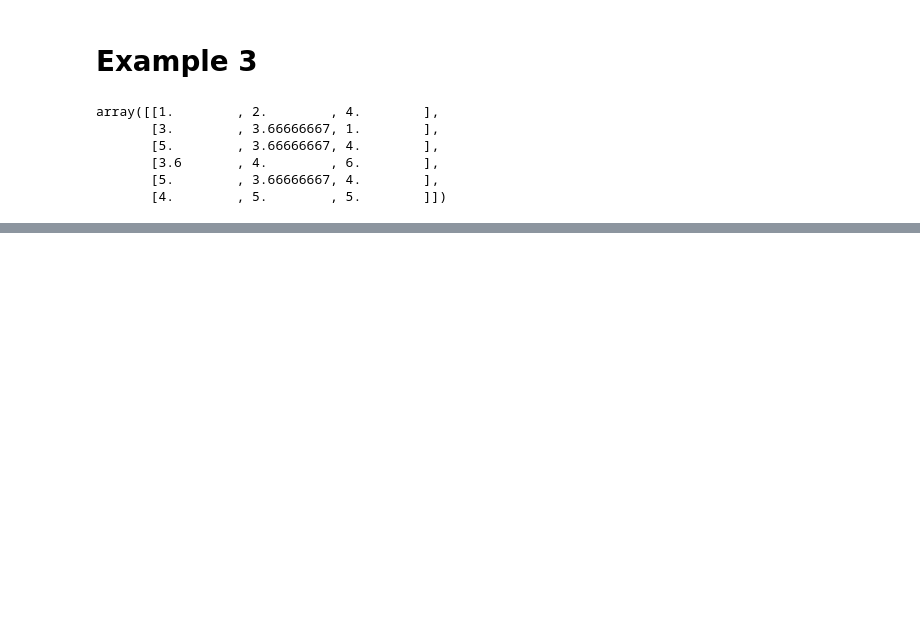
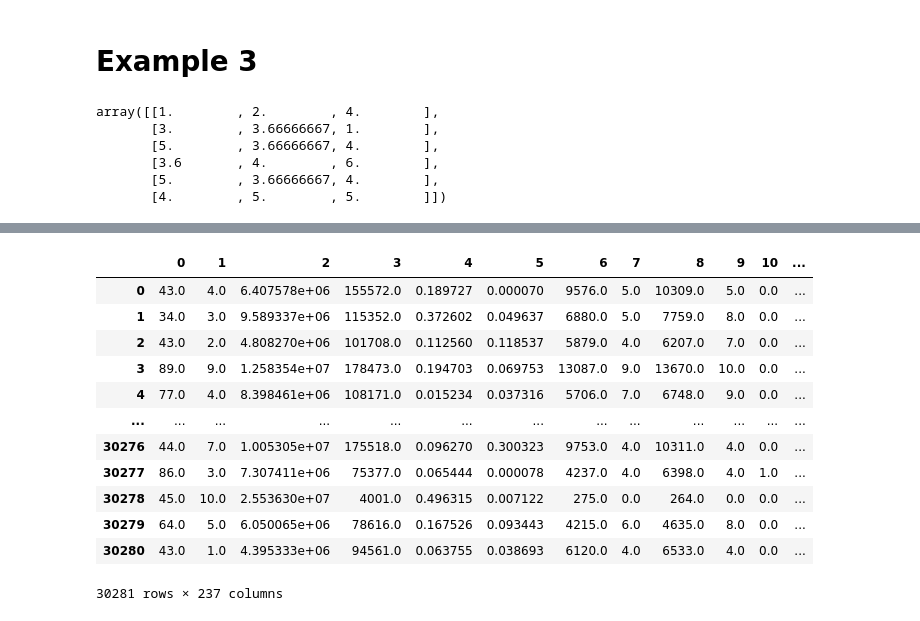
Before and after one commit to Megdadi/Cleaning_data, a Jupyter notebook: Cleaning data.ipynb, the cells around one changed output, grey strips where cells are left out. Saved outputs shown, nothing was run; the diff lists cells and outputs as text; code cells hidden in the pictures; blank space fills up the shorter version.

```diff
--- a/Cleaning data.ipynb
+++ b/Cleaning data.ipynb
@@ -253,0 +421,4 @@ array([[1.        , 2.        , 4.        ],
+# %%
+# This will keep only columns which have nan's less than 1000 in the dataframe, and will remove all having nan's > 1000.
+df=df[df.columns[df.isnull().sum() < 1000]]
+print(df.shape)
@@ -253,0 +442,3 @@ array([[1.        , 2.        , 4.        ],
+# %%
+df=df.drop(['id'], axis=1)
+df
@@ -253,0 +459,5 @@ array([[1.        , 2.        , 4.        ],
+# %%
+# select numeric columns
+data_numeric = df.select_dtypes(include=[np.number])
+col=data_numeric.columns
+col
@@ -253,0 +491,5 @@ array([[1.        , 2.        , 4.        ],
+# %%
+from sklearn.impute import SimpleImputer
+imp = SimpleImputer(missing_values=nan, strategy='mean')
+imp = imp.fit(data_numeric)
+data_numeric_witout_nan = imp.transform(data_numeric)
@@ -253,0 +512,17 @@ array([[1.        , 2.        , 4.        ],
+# %%
+data_numeric_witout_nan=pd.DataFrame(data_numeric_witout_nan)
+data_numeric_witout_nan
+# %% [output]
+|  | 0 | 1 | 2 | 3 | 4 | 5 | 6 | 7 | 8 | 9 | 10 | ... |
+| 0 | 43.0 | 4.0 | 6.407578e+06 | 155572.0 | 0.189727 | 0.000070 | 9576.0 | 5.0 | 10309.0 | 5.0 | 0.0 | ... |
+| 1 | 34.0 | 3.0 | 9.589337e+06 | 115352.0 | 0.372602 | 0.049637 | 6880.0 | 5.0 | 7759.0 | 8.0 | 0.0 | ... |
+| 2 | 43.0 | 2.0 | 4.808270e+06 | 101708.0 | 0.112560 | 0.118537 | 5879.0 | 4.0 | 6207.0 | 7.0 | 0.0 | ... |
+| 3 | 89.0 | 9.0 | 1.258354e+07 | 178473.0 | 0.194703 | 0.069753 | 13087.0 | 9.0 | 13670.0 | 10.0 | 0.0 | ... |
+| 4 | 77.0 | 4.0 | 8.398461e+06 | 108171.0 | 0.015234 | 0.037316 | 5706.0 | 7.0 | 6748.0 | 9.0 | 0.0 | ... |
+| ... | ... | ... | ... | ... | ... | ... | ... | ... | ... | ... | ... | ... |
+| 30276 | 44.0 | 7.0 | 1.005305e+07 | 175518.0 | 0.096270 | 0.300323 | 9753.0 | 4.0 | 10311.0 | 4.0 | 0.0 | ... |
+| 30277 | 86.0 | 3.0 | 7.307411e+06 | 75377.0 | 0.065444 | 0.000078 | 4237.0 | 4.0 | 6398.0 | 4.0 | 1.0 | ... |
+| 30278 | 45.0 | 10.0 | 2.553630e+07 | 4001.0 | 0.496315 | 0.007122 | 275.0 | 0.0 | 264.0 | 0.0 | 0.0 | ... |
+| 30279 | 64.0 | 5.0 | 6.050065e+06 | 78616.0 | 0.167526 | 0.093443 | 4215.0 | 6.0 | 4635.0 | 8.0 | 0.0 | ... |
+| 30280 | 43.0 | 1.0 | 4.395333e+06 | 94561.0 | 0.063755 | 0.038693 | 6120.0 | 4.0 | 6533.0 | 4.0 | 0.0 | ... |
+30281 rows × 237 columns
```
Also changed, not shown: parts of 27 cells of this notebook.
